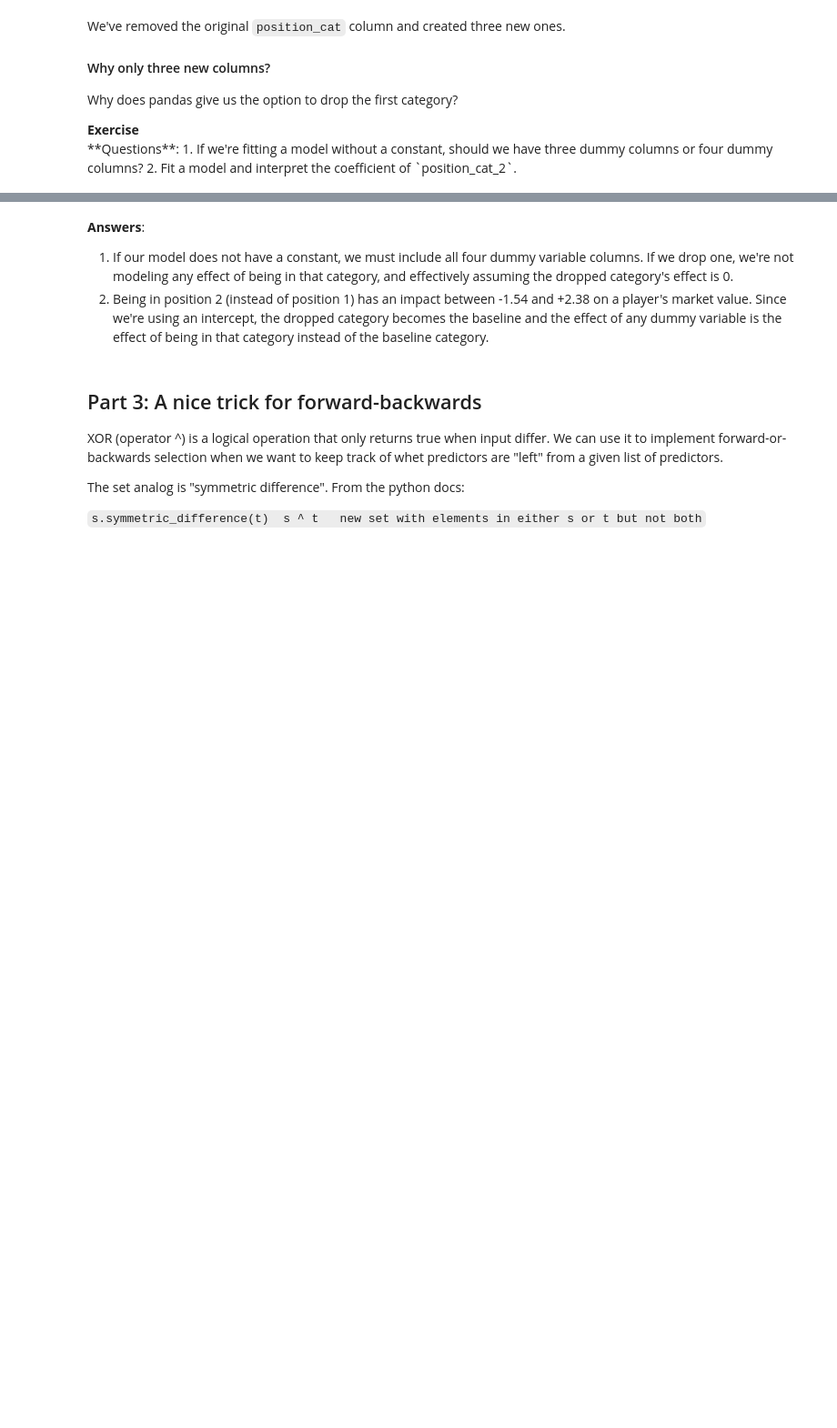
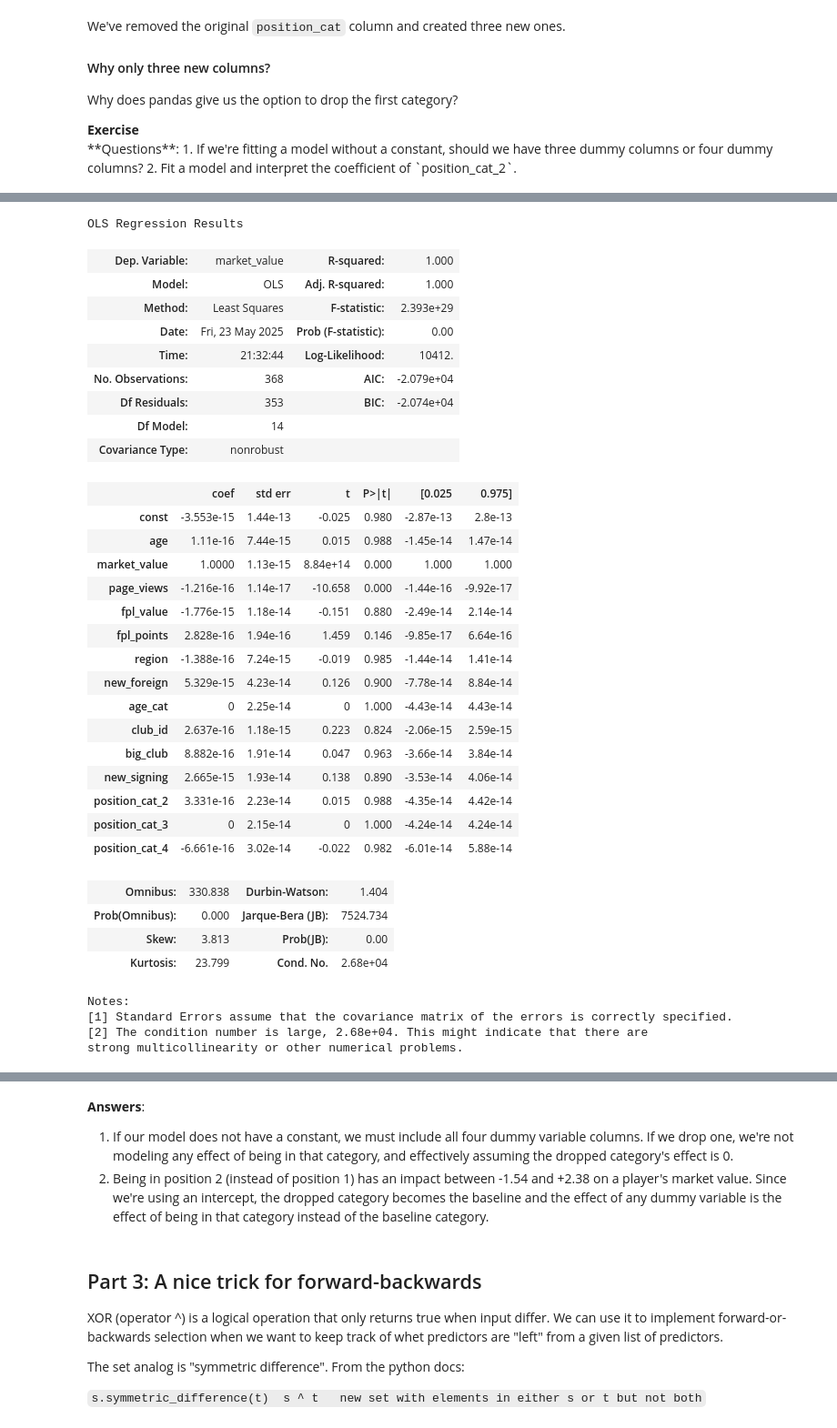
Before and after one commit to HammoutiD/ML, a Jupyter notebook: lab1bonus/lab1_Intro_to_ML_MPR.ipynb, the cells around one changed output, grey strips where cells are left out. Shown at 91% size. Cells and saved outputs as stored; diff of their text form; code cells hidden in the pictures; blank space fills up the shorter version.

```diff
--- a/lab1bonus/lab1_Intro_to_ML_MPR.ipynb
+++ b/lab1bonus/lab1_Intro_to_ML_MPR.ipynb
@@ -238,0 +393,24 @@ We're including a 2nd degree polynomial in age because we expect pay to increase
+# %%
+def build_design_matrix(df):
+    X = pd.DataFrame()
+    X['fpl_points'] = df['fpl_points']
+    X['age'] = df['age']
+    X['age_squared'] = df['age'] ** 2
+    X['log2_page_views'] = np.log2(df['page_views'] + 1)
+    X['new_signing'] = df['new_signing']
+    X['big_club'] = df['big_club']
+    X['position_cat'] = df['position_cat']
+    return X
+
+X_train = build_design_matrix(league_train)
+y_train = league_train['market_value']
+X_test = build_design_matrix(league_test)
+y_test = league_test['market_value']
+# %%
+# your code here
+
+X_train_sm = sm.add_constant(X_train)
+fitted_model_1 = sm.OLS(y_train, X_train_sm).fit()
+
+# STEP 3: Model evaluation
+print(fitted_model_1.summary())
@@ -258,7 +456,7 @@ In reality, we don't expect moving from one position category to another to be e
 
 We'll use `pd.get_dummies` to do the work for us.
 # %%
-train_design_recoded = pd.get_dummies(train_design, columns=['position_cat'], drop_first=True)
-test_design_recoded = pd.get_dummies(test_design, columns=['position_cat'], drop_first=True)
+train_design_recoded = pd.get_dummies(league_train, columns=['position_cat'], drop_first=True)
+test_design_recoded = pd.get_dummies(league_test, columns=['position_cat'], drop_first=True)
 
 train_design_recoded.head()
@@ -275,3 +503,51 @@ Why does pandas give us the option to drop the first category?
+# %%
+non_numeric_cols = ['name', 'club', 'position', 'fpl_sel', 'nationality']
+train_design_clean = train_design_recoded.drop(columns=non_numeric_cols, errors='ignore')
+test_design_clean = test_design_recoded.drop(columns=non_numeric_cols, errors='ignore')
+
+# Convert bool columns to int (if any)
+bool_cols = [col for col in train_design_clean.columns if train_design_clean[col].dtype == 'bool']
+for col in bool_cols:
+    train_design_clean[col] = train_design_clean[col].astype(int)
+    test_design_clean[col] = test_design_clean[col].astype(int)
+
+train_design_clean = sm.add_constant(train_design_clean)
+test_design_clean = sm.add_constant(test_design_clean)
 # %%
-resu = OLS(y_train, train_design_recoded).fit()
+resu = OLS(y_train, train_design_clean).fit()
 resu.summary()
+# %% [output]
+OLS Regression Results
+| Dep. Variable: | market_value | R-squared: | 1.000 |
+| Model: | OLS | Adj. R-squared: | 1.000 |
+| Method: | Least Squares | F-statistic: | 2.393e+29 |
+| Date: | Fri, 23 May 2025 | Prob (F-statistic): | 0.00 |
+| Time: | 21:32:44 | Log-Likelihood: | 10412. |
+| No. Observations: | 368 | AIC: | -2.079e+04 |
+| Df Residuals: | 353 | BIC: | -2.074e+04 |
+| Df Model: | 14 |  |  |
+| Covariance Type: | nonrobust |  |  |
+|  | coef | std err | t | P>|t| | [0.025 | 0.975] |
+| const | -3.553e-15 | 1.44e-13 | -0.025 | 0.980 | -2.87e-13 | 2.8e-13 |
+| age | 1.11e-16 | 7.44e-15 | 0.015 | 0.988 | -1.45e-14 | 1.47e-14 |
+| market_value | 1.0000 | 1.13e-15 | 8.84e+14 | 0.000 | 1.000 | 1.000 |
+| page_views | -1.216e-16 | 1.14e-17 | -10.658 | 0.000 | -1.44e-16 | -9.92e-17 |
+| fpl_value | -1.776e-15 | 1.18e-14 | -0.151 | 0.880 | -2.49e-14 | 2.14e-14 |
+| fpl_points | 2.828e-16 | 1.94e-16 | 1.459 | 0.146 | -9.85e-17 | 6.64e-16 |
+| region | -1.388e-16 | 7.24e-15 | -0.019 | 0.985 | -1.44e-14 | 1.41e-14 |
+| new_foreign | 5.329e-15 | 4.23e-14 | 0.126 | 0.900 | -7.78e-14 | 8.84e-14 |
+| age_cat | 0 | 2.25e-14 | 0 | 1.000 | -4.43e-14 | 4.43e-14 |
+| club_id | 2.637e-16 | 1.18e-15 | 0.223 | 0.824 | -2.06e-15 | 2.59e-15 |
+| big_club | 8.882e-16 | 1.91e-14 | 0.047 | 0.963 | -3.66e-14 | 3.84e-14 |
+| new_signing | 2.665e-15 | 1.93e-14 | 0.138 | 0.890 | -3.53e-14 | 4.06e-14 |
+| position_cat_2 | 3.331e-16 | 2.23e-14 | 0.015 | 0.988 | -4.35e-14 | 4.42e-14 |
+| position_cat_3 | 0 | 2.15e-14 | 0 | 1.000 | -4.24e-14 | 4.24e-14 |
+| position_cat_4 | -6.661e-16 | 3.02e-14 | -0.022 | 0.982 | -6.01e-14 | 5.88e-14 |
+| Omnibus: | 330.838 | Durbin-Watson: | 1.404 |
+| Prob(Omnibus): | 0.000 | Jarque-Bera (JB): | 7524.734 |
+| Skew: | 3.813 | Prob(JB): | 0.00 |
+| Kurtosis: | 23.799 | Cond. No. | 2.68e+04 |
+Notes:
+[1] Standard Errors assume that the covariance matrix of the errors is correctly specified.
+[2] The condition number is large, 2.68e+04. This might indicate that there are
+strong multicollinearity or other numerical problems.
```
Also changed, not shown: parts of 35 cells of this notebook, 2 other files.
